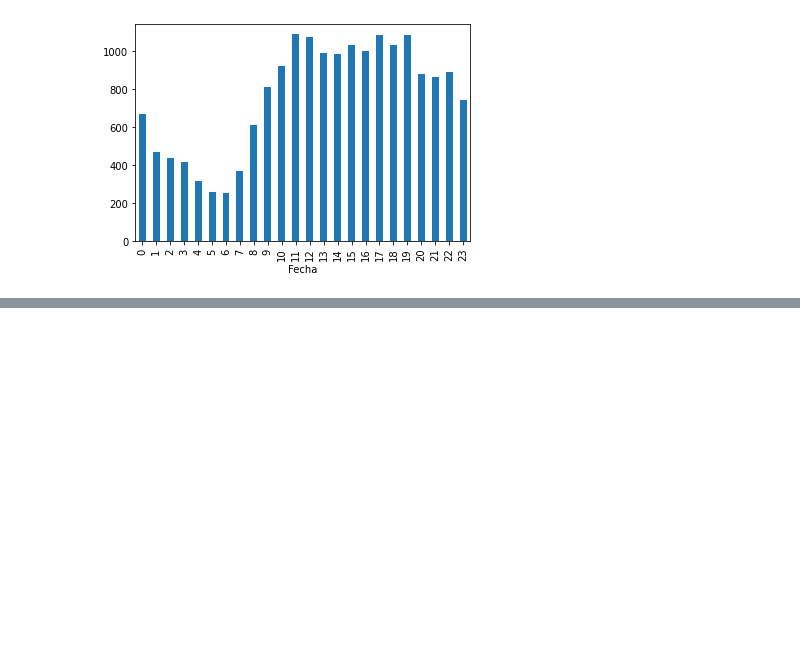
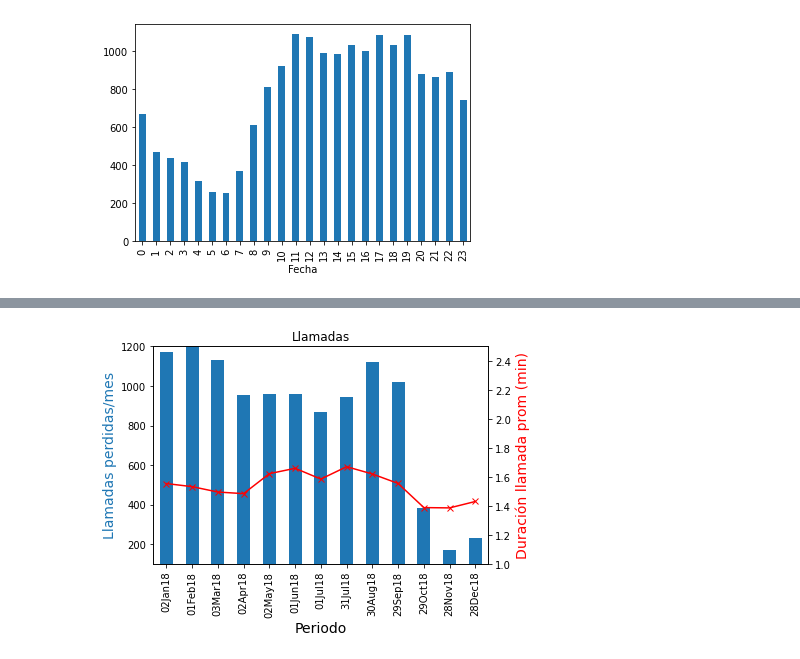
Before and after one commit to superegi/analisis_SAMU, a Jupyter notebook: Analisis llamadas 131/Llamadas 131.ipynb, the cells around one changed output, grey strips where cells are left out. Cells and saved outputs as stored; diff of their text form; code cells hidden in the pictures; blank space fills up the shorter version.

```diff
--- a/Analisis llamadas 131/Llamadas 131.ipynb
+++ b/Analisis llamadas 131/Llamadas 131.ipynb
@@ -199,0 +267,17 @@ def descripcion_llamadas_general(inicio, fin, ax= None, **kwargs):
+# %%
+def grafo_perdidasyduracion(tabla, titulo=None):
+    fig,ax = plt.subplots()
+    tabla['Llamadas perdidas/mes'].plot(kind='bar', color='#1f77b4')
+    ax.set_ylim([100,1200])
+    ax.set_xlabel("Periodo",fontsize=14)
+    ax.title.set_text(titulo)
+    plt.xticks(rotation='vertical')
+    ax.set_ylabel("Llamadas perdidas/mes",color="#1f77b4",fontsize=14)
+
+    ax2=ax.twinx()
+    ax2.plot(tabla[['Duración llamada prom (min)']], color="r", marker="x")
+    ax2.set_ylim([1,2.5])
+    ax2.set_ylabel("Duración llamada prom (min)",color="r",fontsize=14, wrap=True)
+grafo_perdidasyduracion(tab, 'Llamadas')
+# %% [output]
+[figure, added]
```
Also changed, not shown: parts of 20 cells of this notebook, 10 other files.
